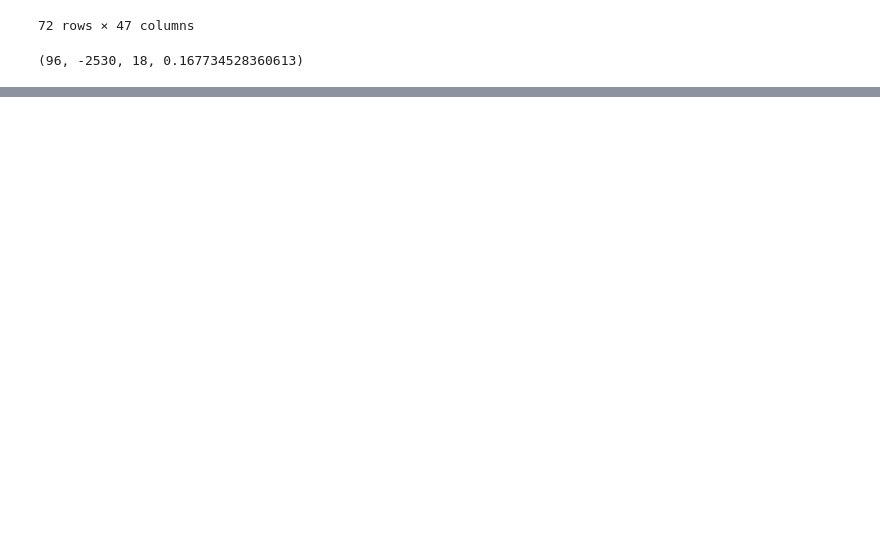
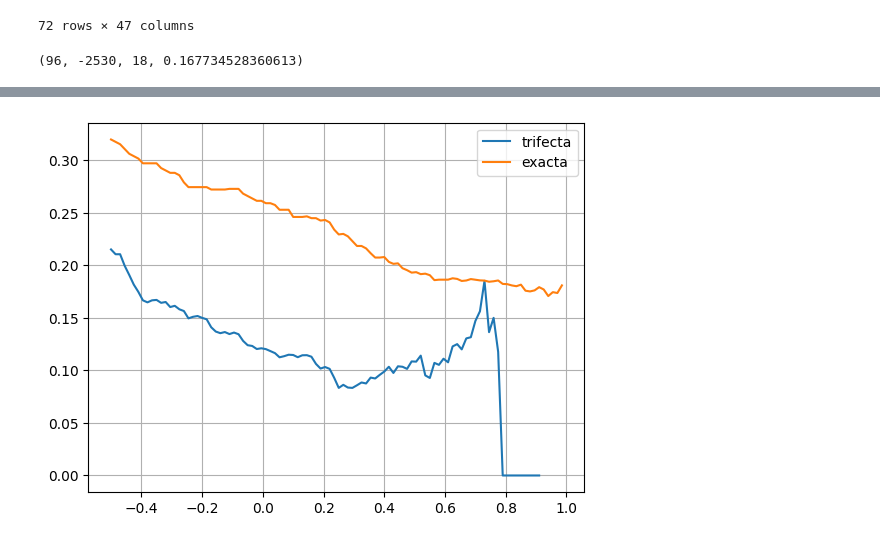
Before and after one commit to sakokazuki/kyotei-ai, a Jupyter notebook: main.ipynb, the cells around one changed output, grey strips where cells are left out. Cells and saved outputs as stored; diff of their text form; code cells hidden in the pictures; blank space fills up the shorter version.

```diff
--- a/main.ipynb
+++ b/main.ipynb
@@ -495,0 +825,5 @@ df
+# %%
+plot_hit(hoge_tri_remove1R, 'trifecta')
+plot_hit(hoge_exa_remove1R, 'exacta')
+# %% [output]
+[figure, added]
```
Also changed, not shown: parts of 56 cells of this notebook, 1 other file.
